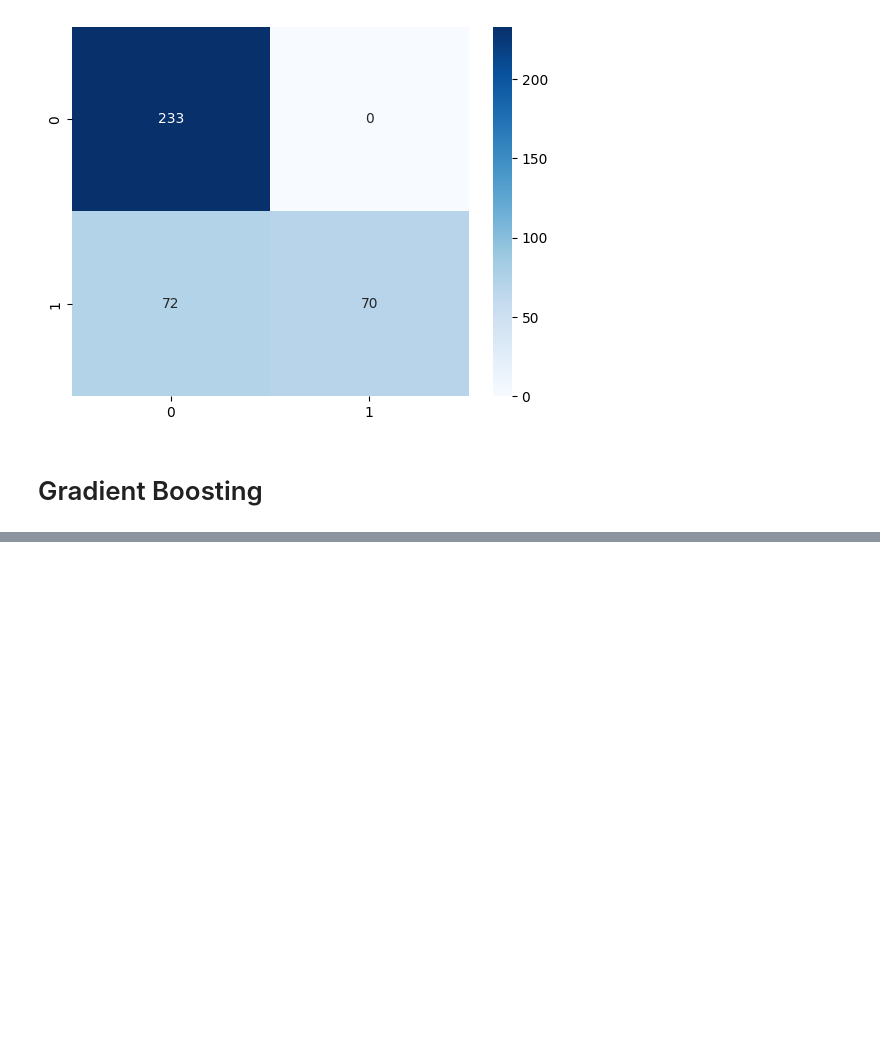
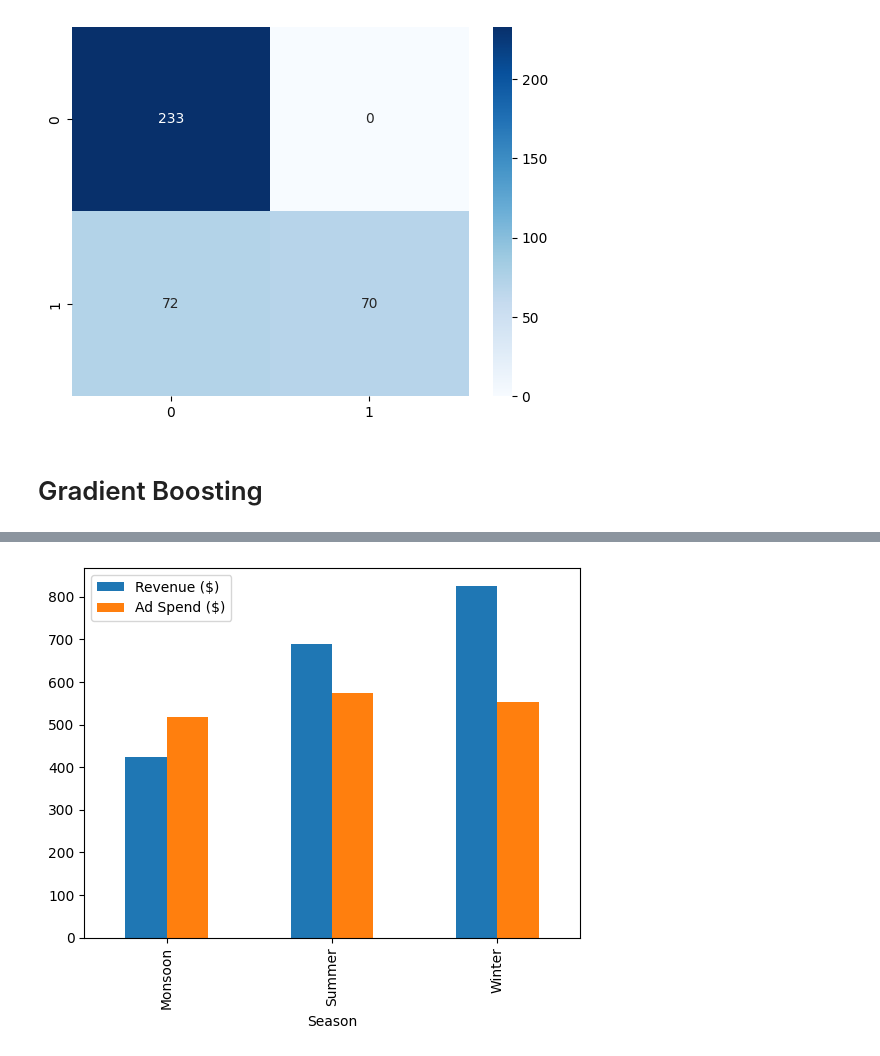
Before and after one commit to rupeshkumarp/ML, a Jupyter notebook: ensemble/boosting.ipynb, the cells around one changed output, grey strips where cells are left out. Drawn from its saved outputs; the diff is of its cells as text; code cells hidden in the pictures; blank space fills up the shorter version.

```diff
--- a/ensemble/boosting.ipynb
+++ b/ensemble/boosting.ipynb
@@ -128,0 +97,3 @@ sns.heatmap(cm,annot=True,fmt='d',cmap='Blues')
+# %%
+df=pd.read_csv('data/ad_spend.csv')
+df.sample(5)
@@ -128,0 +113,3 @@ sns.heatmap(cm,annot=True,fmt='d',cmap='Blues')
+# %%
+g=df.groupby('Season')[['Revenue ($)','Ad Spend ($)']].mean().round(2)
+g
@@ -128,0 +122,6 @@ sns.heatmap(cm,annot=True,fmt='d',cmap='Blues')
+# %%
+import matplotlib.pylab as plt
+g.plot(kind="bar")
+plt.show()
+# %% [output]
+[figure, added]
```
Also changed, not shown: parts of 16 cells of this notebook.
